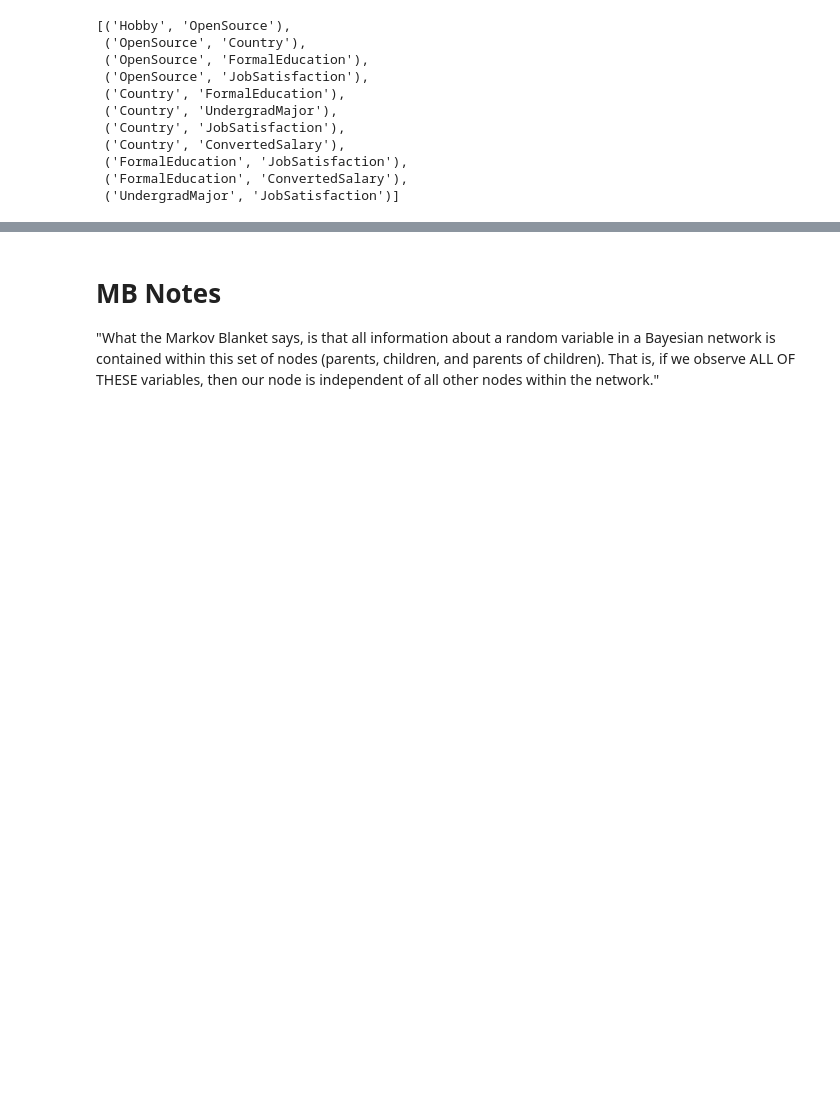
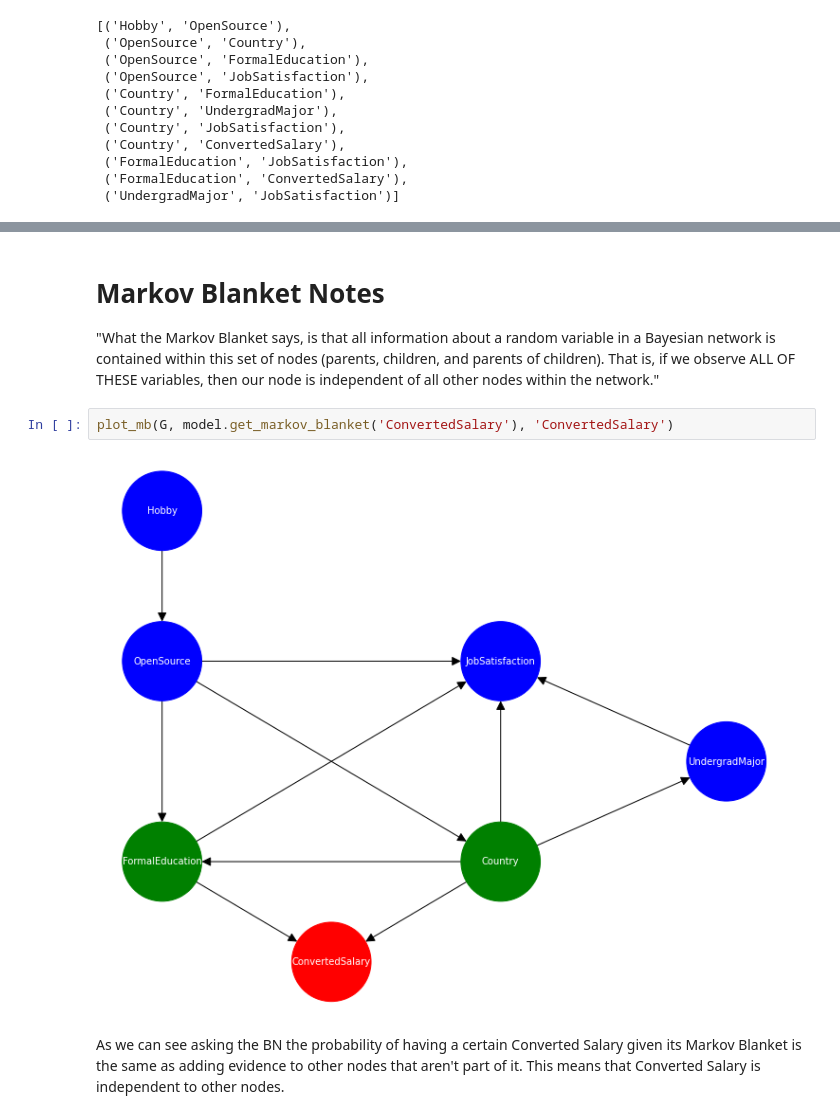
Before and after one commit to drchapman-17/faikr-bn, a Jupyter notebook: demo_V3.ipynb, the cells around one changed output, grey strips where cells are left out. Drawn from its saved outputs; the diff is of its cells as text; blank space fills up the shorter version.

```diff
--- a/demo_V3.ipynb
+++ b/demo_V3.ipynb
@@ -367,4 +366,11 @@ plot_mb(G, model.get_markov_blanket('JobSatisfaction'), 'JobSatisfaction')
 [figure]
 # %% [markdown]
-# MB Notes
+# Markov Blanket Notes
 "What the Markov Blanket says, is that all information about a random variable in a Bayesian network is contained within this set of nodes (parents, children, and parents of children). That is, if we observe ALL OF THESE variables, then our node is independent of all other nodes within the network."
+# %%
+plot_mb(G, model.get_markov_blanket('ConvertedSalary'), 'ConvertedSalary')
+# %% [output]
+[figure, added]
+# %% [markdown]
+As we can see asking the BN the probability of having a certain Converted Salary given its Markov Blanket is the same as adding evidence to other nodes that aren't part of it.
+This means that Converted Salary is independent to other nodes.
```
Also changed, not shown: parts of 3 cells of this notebook.
